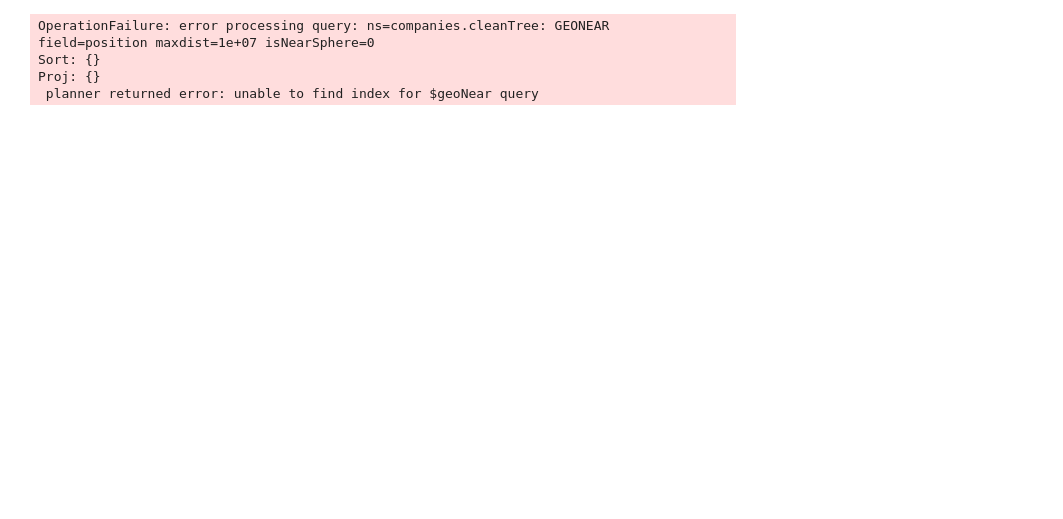
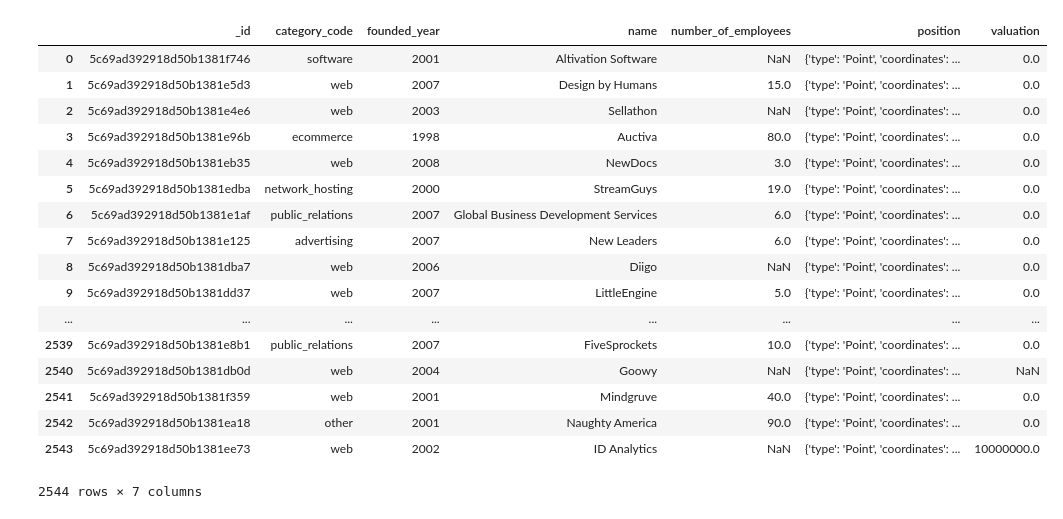
Before and after one commit to hector-moreno/datamad0119, a Jupyter notebook: module-2/tableau-project/your-code/tableau-project.ipynb, the cells around one changed output. Drawn from its saved outputs; the diff is of its cells as text; code cells hidden in the pictures; blank space fills up the shorter version.

```diff
--- a/module-2/tableau-project/your-code/tableau-project.ipynb
+++ b/module-2/tableau-project/your-code/tableau-project.ipynb
@@ -50,26 +135,40 @@ df.head()
 # %%
 df.to_json("comp_with_coords.json", orient="records", lines=True)
 # %%
-cursor = db.clean.find({
+cursor = db.location.find({
   "position": {
     "$near": {
       "$geometry": {
         "type": "Point",
-        "coordinates": [-122.394523, 37.764726]
+        "coordinates": [-122, 40.7046139]
       },
       "$minDistance": 0,
-      "$maxDistance":10000000
+      "$maxDistance":1000000
     }
   }
 })
-
-df = pd.DataFrame(list(cursor))
-df.head()
-# %% [output]
-OperationFailure: error processing query: ns=companies.cleanTree: GEONEAR  field=position maxdist=1e+07 isNearSphere=0
-Sort: {}
-Proj: {}
- planner returned error: unable to find index for $geoNear query
+# %%
+df = pd.DataFrame(cursor)
+df
+# %% [output]
+|  | _id | category_code | founded_year | name | number_of_employees | position | valuation |
+| 0 | 5c69ad392918d50b1381f746 | software | 2001 | Altivation Software | NaN | {'type': 'Point', 'coordinates': ... | 0.0 |
+| 1 | 5c69ad392918d50b1381e5d3 | web | 2007 | Design by Humans | 15.0 | {'type': 'Point', 'coordinates': ... | 0.0 |
+| 2 | 5c69ad392918d50b1381e4e6 | web | 2003 | Sellathon | NaN | {'type': 'Point', 'coordinates': ... | 0.0 |
+| 3 | 5c69ad392918d50b1381e96b | ecommerce | 1998 | Auctiva | 80.0 | {'type': 'Point', 'coordinates': ... | 0.0 |
+| 4 | 5c69ad392918d50b1381eb35 | web | 2008 | NewDocs | 3.0 | {'type': 'Point', 'coordinates': ... | 0.0 |
+| 5 | 5c69ad392918d50b1381edba | network_hosting | 2000 | StreamGuys | 19.0 | {'type': 'Point', 'coordinates': ... | 0.0 |
+| 6 | 5c69ad392918d50b1381e1af | public_relations | 2007 | Global Business Development Services | 6.0 | {'type': 'Point', 'coordinates': ... | 0.0 |
+| 7 | 5c69ad392918d50b1381e125 | advertising | 2007 | New Leaders | 6.0 | {'type': 'Point', 'coordinates': ... | 0.0 |
+| 8 | 5c69ad392918d50b1381dba7 | web | 2006 | Diigo | NaN | {'type': 'Point', 'coordinates': ... | 0.0 |
+| 9 | 5c69ad392918d50b1381dd37 | web | 2007 | LittleEngine | 5.0 | {'type': 'Point', 'coordinates': ... | 0.0 |
+| ... | ... | ... | ... | ... | ... | ... | ... |
+| 2539 | 5c69ad392918d50b1381e8b1 | public_relations | 2007 | FiveSprockets | 10.0 | {'type': 'Point', 'coordinates': ... | 0.0 |
+| 2540 | 5c69ad392918d50b1381db0d | web | 2004 | Goowy | NaN | {'type': 'Point', 'coordinates': ... | NaN |
+| 2541 | 5c69ad392918d50b1381f359 | web | 2001 | Mindgruve | 40.0 | {'type': 'Point', 'coordinates': ... | 0.0 |
+| 2542 | 5c69ad392918d50b1381ea18 | other | 2001 | Naughty America | 90.0 | {'type': 'Point', 'coordinates': ... | 0.0 |
+| 2543 | 5c69ad392918d50b1381ee73 | web | 2002 | ID Analytics | NaN | {'type': 'Point', 'coordinates': ... | 10000000.0 |
+2544 rows × 7 columns
 # %%
 cursor = db.clean.find({
   "position": {
```
Also changed, not shown: parts of 10 cells of this notebook, 1 other file.
